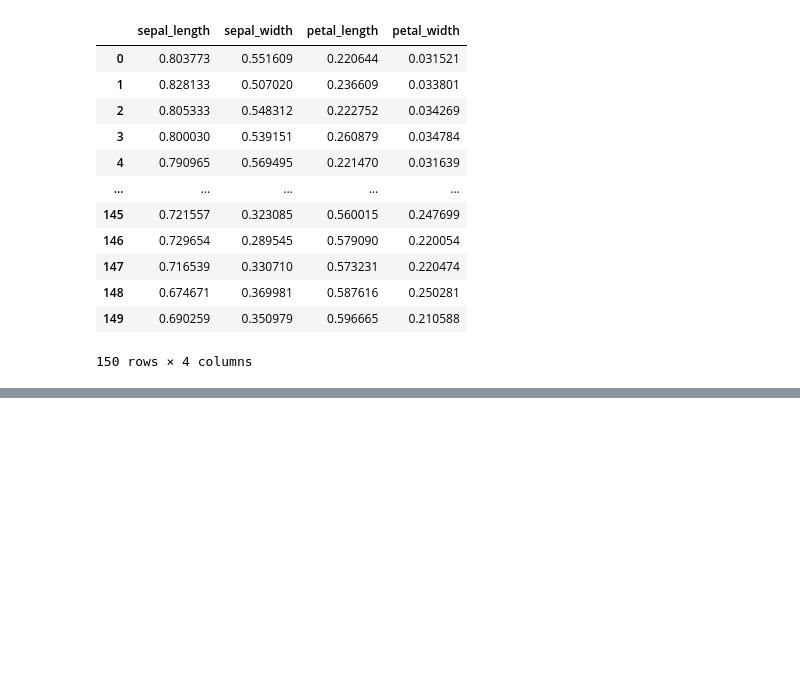
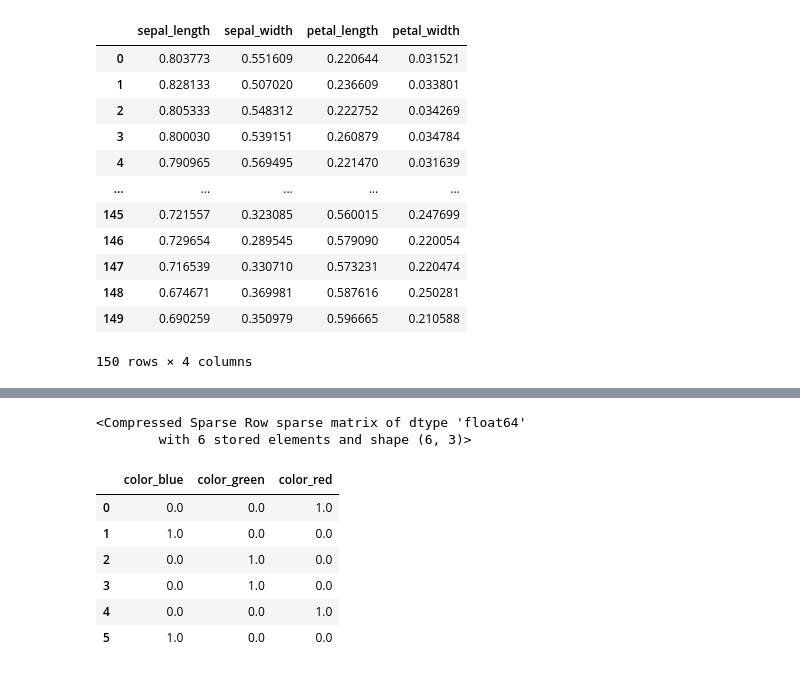
Before and after one commit to nirmal428/MachineLearning, a Jupyter notebook: FeatureEngineering.ipynb, the cells around one changed output, grey strips where cells are left out. Cells and saved outputs as stored; diff of their text form; code cells hidden in the pictures; blank space fills up the shorter version.

```diff
--- a/FeatureEngineering.ipynb
+++ b/FeatureEngineering.ipynb
@@ -660,0 +722,5 @@ pd.DataFrame(normalize(df[['sepal_length','sepal_width','petal_length','petal_wi
+# %%
+encoded
+# %% [output]
+<Compressed Sparse Row sparse matrix of dtype 'float64'
+        with 6 stored elements and shape (6, 3)>
@@ -660,0 +729,10 @@ pd.DataFrame(normalize(df[['sepal_length','sepal_width','petal_length','petal_wi
+# %%
+encoded_df
+# %% [output]
+|  | color_blue | color_green | color_red |
+| 0 | 0.0 | 0.0 | 1.0 |
+| 1 | 1.0 | 0.0 | 0.0 |
+| 2 | 0.0 | 1.0 | 0.0 |
+| 3 | 0.0 | 1.0 | 0.0 |
+| 4 | 0.0 | 0.0 | 1.0 |
+| 5 | 1.0 | 0.0 | 0.0 |
```
Also changed, not shown: parts of 30 cells of this notebook.
